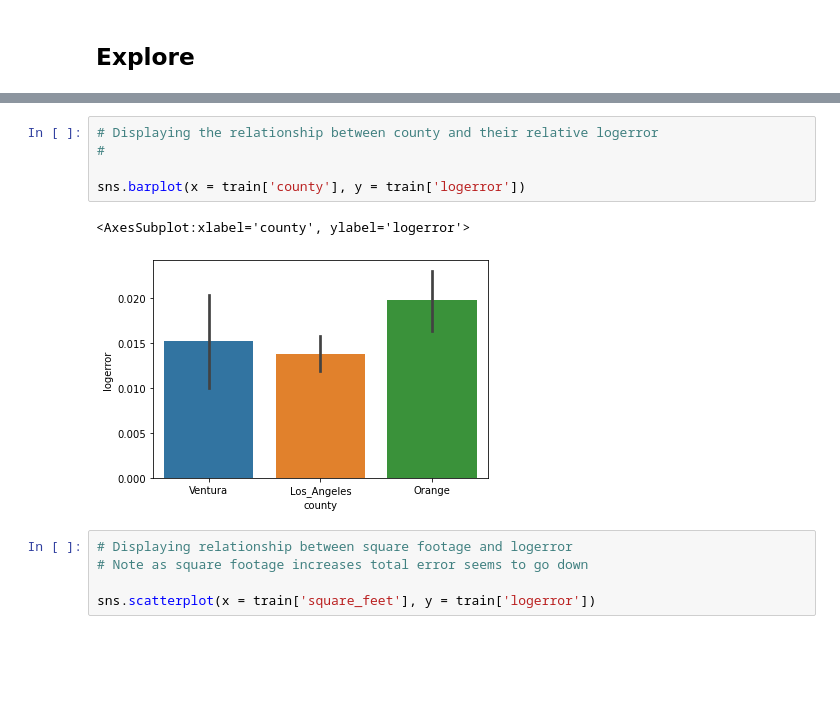
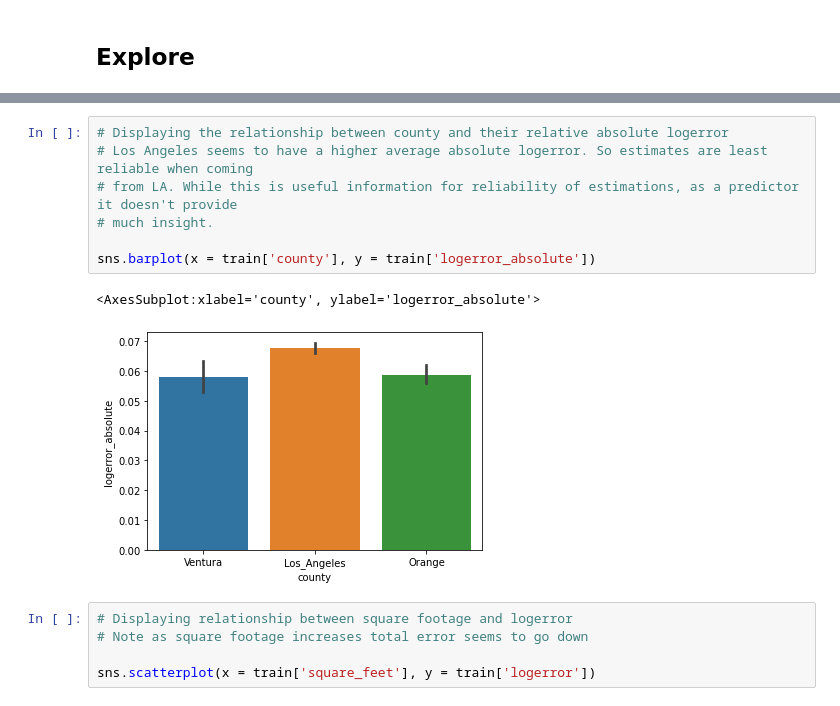
Before and after one commit to sam-and-ken/clustering-project, a Jupyter notebook: cluster-project-sam.ipynb, the cells around one changed output, grey strips where cells are left out. Saved outputs shown, nothing was run; the diff lists cells and outputs as text; blank space fills up the shorter version.

```diff
--- a/cluster-project-sam.ipynb
+++ b/cluster-project-sam.ipynb
@@ -34,11 +44,13 @@ sns.histplot(train['logerror'], log_scale = True)
 # %%
-# Displaying the relationship between county and their relative logerror
-#
+# Displaying the relationship between county and their relative absolute logerror
+# Los Angeles seems to have a higher average absolute logerror. So estimates are least reliable when coming
+# from LA. While this is useful information for reliability of estimations, as a predictor it doesn't provide
+# much insight.
 
-sns.barplot(x = train['county'], y = train['logerror'])
+sns.barplot(x = train['county'], y = train['logerror_absolute'])
 # %% [output]
-<AxesSubplot:xlabel='county', ylabel='logerror'>
+<AxesSubplot:xlabel='county', ylabel='logerror_absolute'>
-[figure, old version]
+[figure, new version]
 # %%
 # Displaying relationship between square footage and logerror
 # Note as square footage increases total error seems to go down
```
Also changed, not shown: parts of 13 cells of this notebook.
